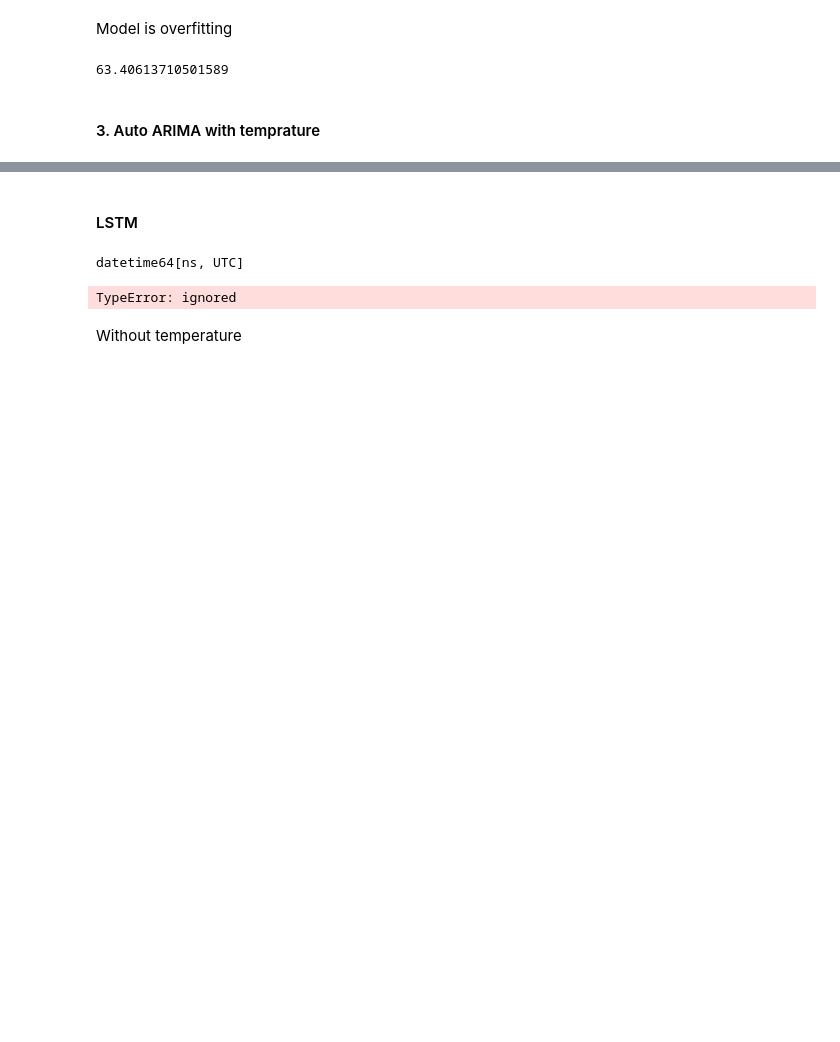
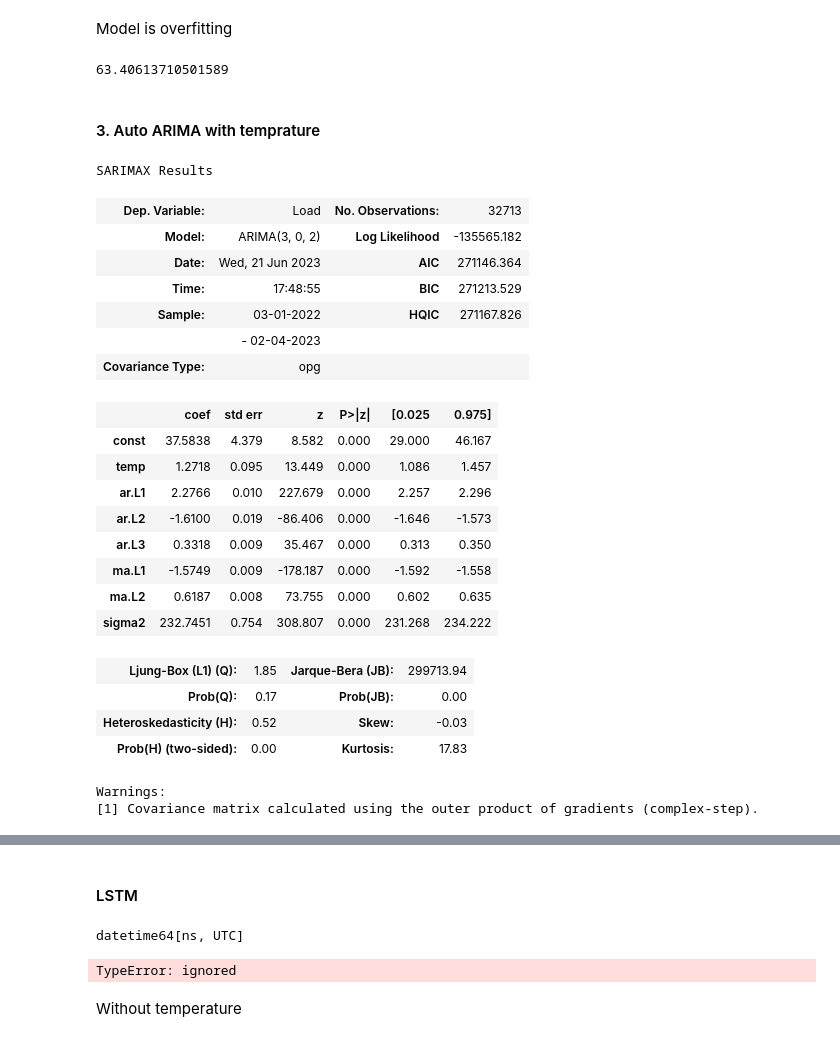
Before and after one commit to khadija267/Load-Time-Series-Forecasting, a Jupyter notebook: lsc_load_prediction.ipynb, the cells around one changed output, grey strips where cells are left out. Cells and saved outputs as stored; diff of their text form; code cells hidden in the pictures; blank space fills up the shorter version.

```diff
--- a/lsc_load_prediction.ipynb
+++ b/lsc_load_prediction.ipynb
@@ -588,0 +631,28 @@ print(rmse)
+# %%
+model=sm.tsa.arima.ARIMA(train['Load'], order=(3,0,2), exog=exog_train)
+model=model.fit()
+model.summary()
+# %% [output]
+SARIMAX Results
+| Dep. Variable: | Load | No. Observations: | 32713 |
+| Model: | ARIMA(3, 0, 2) | Log Likelihood | -135565.182 |
+| Date: | Wed, 21 Jun 2023 | AIC | 271146.364 |
+| Time: | 17:48:55 | BIC | 271213.529 |
+| Sample: | 03-01-2022 | HQIC | 271167.826 |
+|  | - 02-04-2023 |  |  |
+| Covariance Type: | opg |  |  |
+|  | coef | std err | z | P>|z| | [0.025 | 0.975] |
+| const | 37.5838 | 4.379 | 8.582 | 0.000 | 29.000 | 46.167 |
+| temp | 1.2718 | 0.095 | 13.449 | 0.000 | 1.086 | 1.457 |
+| ar.L1 | 2.2766 | 0.010 | 227.679 | 0.000 | 2.257 | 2.296 |
+| ar.L2 | -1.6100 | 0.019 | -86.406 | 0.000 | -1.646 | -1.573 |
+| ar.L3 | 0.3318 | 0.009 | 35.467 | 0.000 | 0.313 | 0.350 |
+| ma.L1 | -1.5749 | 0.009 | -178.187 | 0.000 | -1.592 | -1.558 |
+| ma.L2 | 0.6187 | 0.008 | 73.755 | 0.000 | 0.602 | 0.635 |
+| sigma2 | 232.7451 | 0.754 | 308.807 | 0.000 | 231.268 | 234.222 |
+| Ljung-Box (L1) (Q): | 1.85 | Jarque-Bera (JB): | 299713.94 |
+| Prob(Q): | 0.17 | Prob(JB): | 0.00 |
+| Heteroskedasticity (H): | 0.52 | Skew: | -0.03 |
+| Prob(H) (two-sided): | 0.00 | Kurtosis: | 17.83 |
+Warnings:
+[1] Covariance matrix calculated using the outer product of gradients (complex-step).
```
Also changed, not shown: parts of 23 cells of this notebook.
